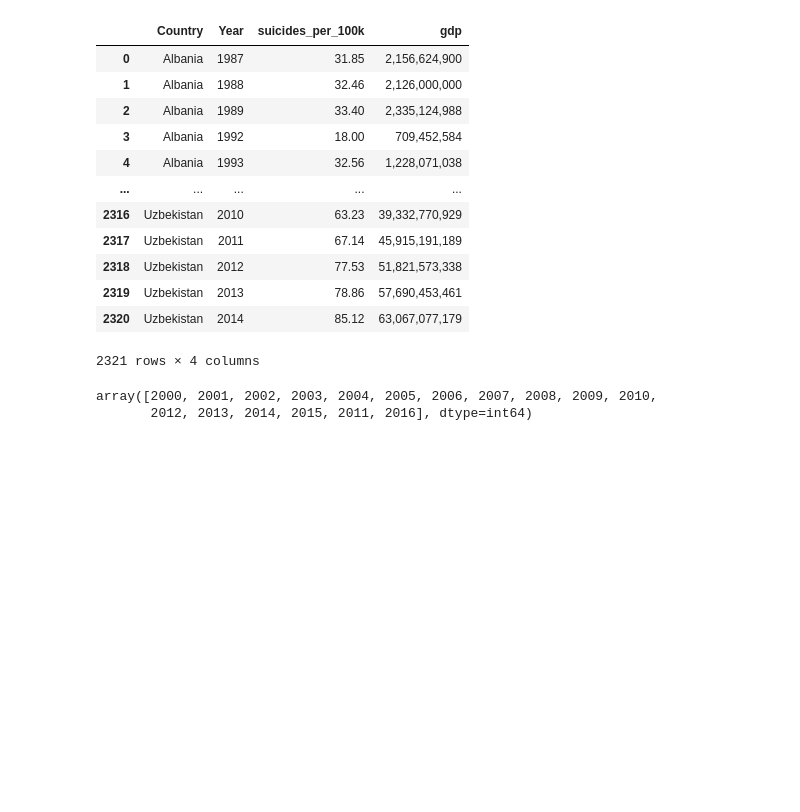
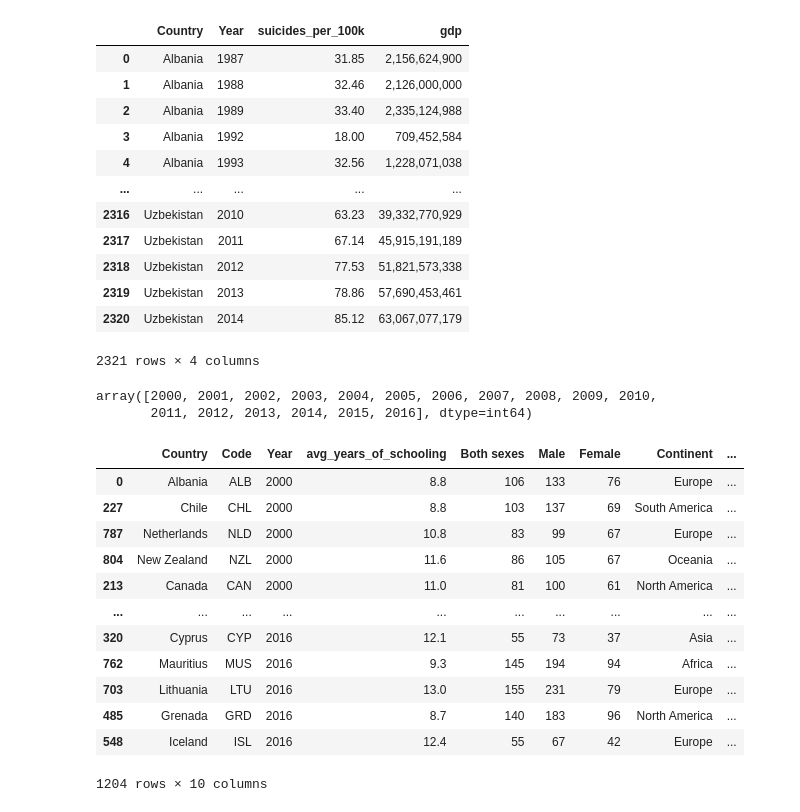
Before and after one commit to oludovisi/DSF_Final, a Jupyter notebook: DSF_Final_Project.ipynb, the cells around one changed output. Drawn from its saved outputs; the diff is of its cells as text; code cells hidden in the pictures; blank space fills up the shorter version.

```diff
--- a/DSF_Final_Project.ipynb
+++ b/DSF_Final_Project.ipynb
@@ -266,5 +266,6 @@ sui_rate_f
 # %%
 final_df_2 = pd.merge(final_df,sui_rate_f)
 final_df_2['Year'] = pd.to_numeric(final_df_2['Year'])
-final_df_2.sort_values(['Country','Year'], ascending=[True,True], inplace=True)
-final_df_2.to_csv('final_df.csv', index=False)
+# %%
+#final_df_2.sort_values(['Country','Year'], ascending=[True,True], inplace=True, ignore_index=True)
+final_df_2.sort_values('Year',inplace=True)
@@ -272,7 +275,7 @@ final_df_2.to_csv('final_df.csv', index=False)
 final_df_2.Year.unique()
 # %% [output]
 array([2000, 2001, 2002, 2003, 2004, 2005, 2006, 2007, 2008, 2009, 2010,
-       2012, 2013, 2014, 2015, 2011, 2016], dtype=int64)
+       2011, 2012, 2013, 2014, 2015, 2016], dtype=int64)
 # %%
 import plotly.express as px
 px.scatter(final_df_2, x='avg_years_of_schooling', y='Both sexes',
@@ -283,3 +286,19 @@ import plotly.express as px
 px.scatter(final_df_2, x='avg_years_of_schooling', y='suicides_per_100k',
            size='Both sexes', size_max=30, color='Continent', animation_frame="Year", animation_group="Country",
            template='simple_white', width=1000, height=700,hover_name='Country')
+# %%
+final_df_2
+# %% [output]
+|  | Country | Code | Year | avg_years_of_schooling | Both sexes | Male | Female | Continent | ... |
+| 0 | Albania | ALB | 2000 | 8.8 | 106 | 133 | 76 | Europe | ... |
+| 227 | Chile | CHL | 2000 | 8.8 | 103 | 137 | 69 | South America | ... |
+| 787 | Netherlands | NLD | 2000 | 10.8 | 83 | 99 | 67 | Europe | ... |
+| 804 | New Zealand | NZL | 2000 | 11.6 | 86 | 105 | 67 | Oceania | ... |
+| 213 | Canada | CAN | 2000 | 11.0 | 81 | 100 | 61 | North America | ... |
+| ... | ... | ... | ... | ... | ... | ... | ... | ... | ... |
+| 320 | Cyprus | CYP | 2016 | 12.1 | 55 | 73 | 37 | Asia | ... |
+| 762 | Mauritius | MUS | 2016 | 9.3 | 145 | 194 | 94 | Africa | ... |
+| 703 | Lithuania | LTU | 2016 | 13.0 | 155 | 231 | 79 | Europe | ... |
+| 485 | Grenada | GRD | 2016 | 8.7 | 140 | 183 | 96 | North America | ... |
+| 548 | Iceland | ISL | 2016 | 12.4 | 55 | 67 | 42 | Europe | ... |
+1204 rows × 10 columns
```
Also changed, not shown: parts of 1 cell of this notebook, 1 other file.
